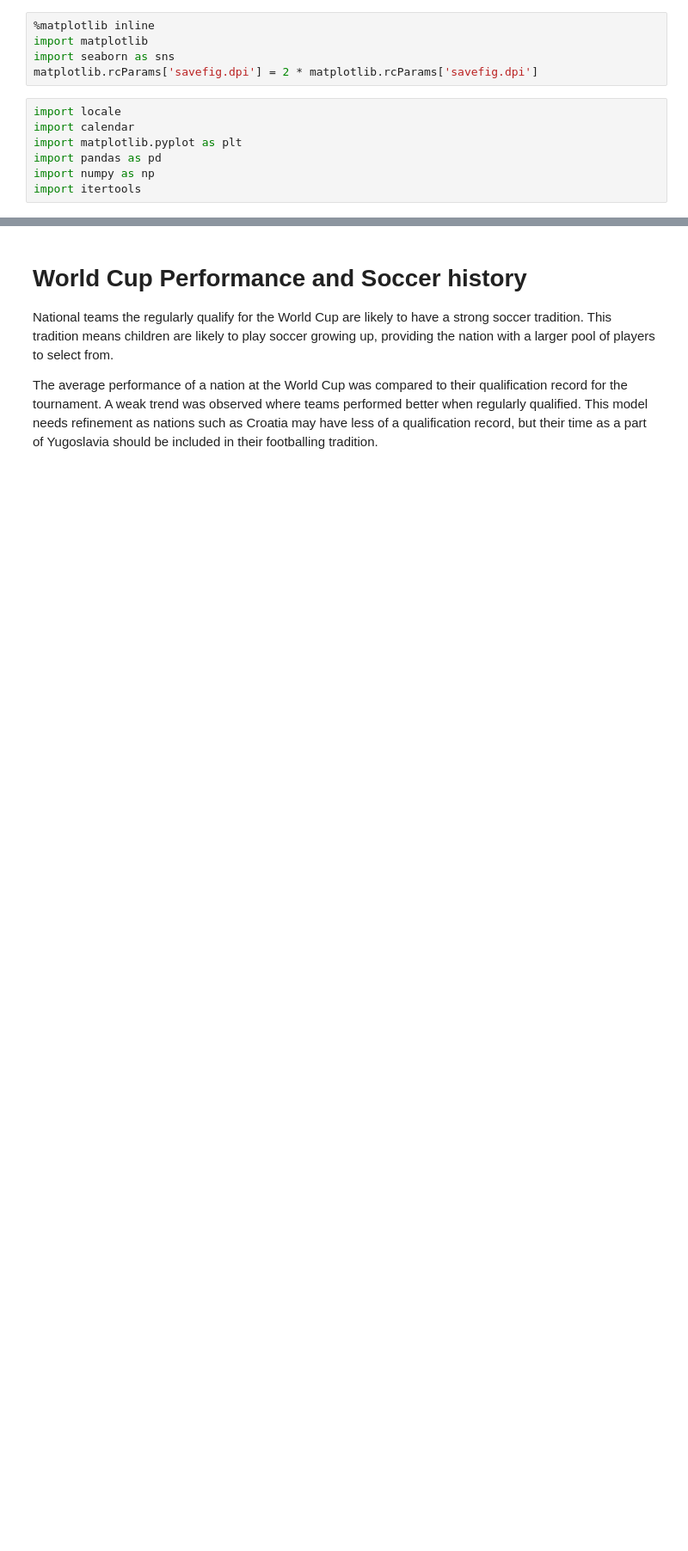
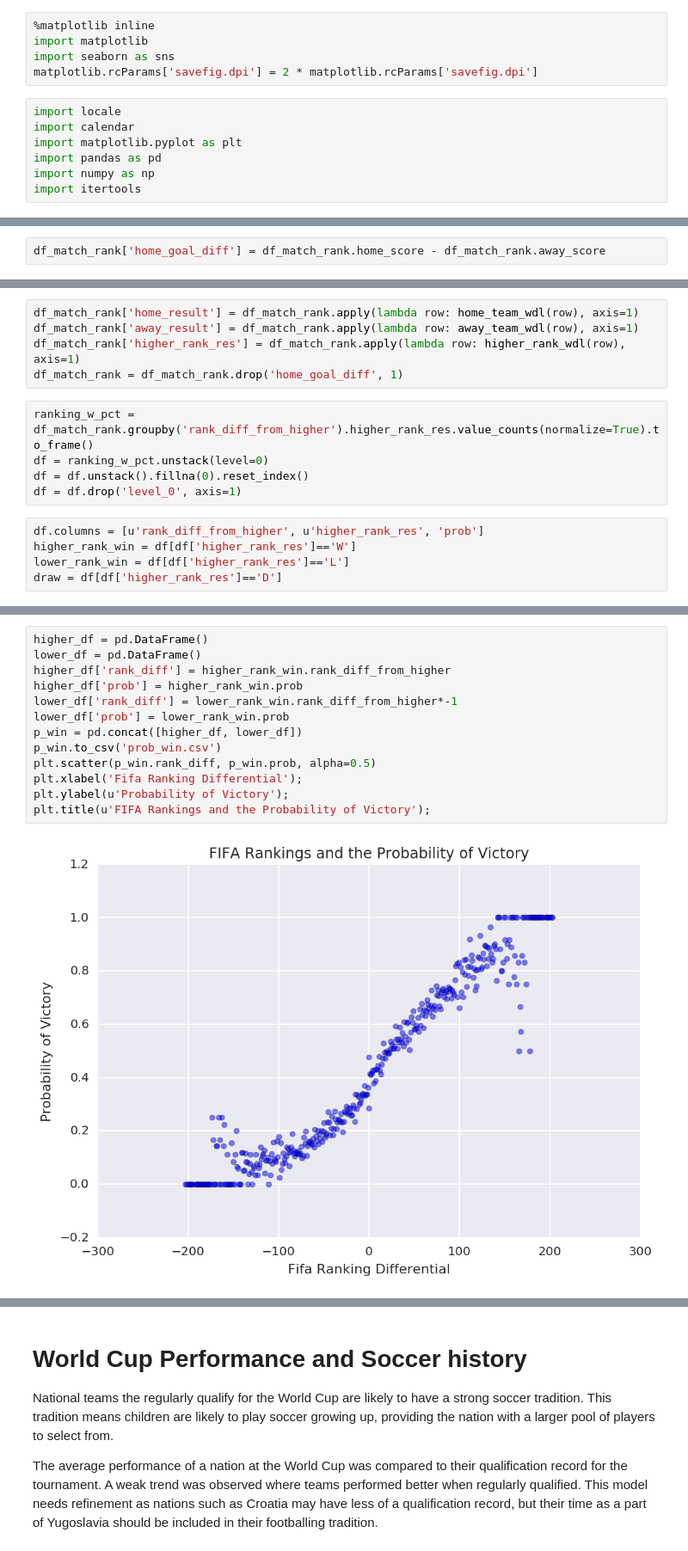
Before and after one commit to pierrelb/dataIncProj, a Jupyter notebook: soccerData.ipynb, the cells around one changed output, grey strips where cells are left out. Shown at 86% size. Saved outputs shown, nothing was run; the diff lists cells and outputs as text; blank space fills up the shorter version.

```diff
--- a/soccerData.ipynb
+++ b/soccerData.ipynb
@@ -35,0 +106,2 @@ df_club_elo = pd.read_csv("wc_elo.csv")
+# %%
+df_match_rank['home_goal_diff'] = df_match_rank.home_score - df_match_rank.away_score
@@ -35,0 +130,15 @@ df_club_elo = pd.read_csv("wc_elo.csv")
+# %%
+df_match_rank['home_result'] = df_match_rank.apply(lambda row: home_team_wdl(row), axis=1)
+df_match_rank['away_result'] = df_match_rank.apply(lambda row: away_team_wdl(row), axis=1)
+df_match_rank['higher_rank_res'] = df_match_rank.apply(lambda row: higher_rank_wdl(row), axis=1)
+df_match_rank = df_match_rank.drop('home_goal_diff', 1)
+# %%
+ranking_w_pct = df_match_rank.groupby('rank_diff_from_higher').higher_rank_res.value_counts(normalize=True).to_frame()
+df = ranking_w_pct.unstack(level=0)
+df = df.unstack().fillna(0).reset_index()
+df = df.drop('level_0', axis=1)
+# %%
+df.columns = [u'rank_diff_from_higher', u'higher_rank_res', 'prob']
+higher_rank_win = df[df['higher_rank_res']=='W']
+lower_rank_win = df[df['higher_rank_res']=='L']
+draw = df[df['higher_rank_res']=='D']
@@ -35,0 +166,15 @@ df_club_elo = pd.read_csv("wc_elo.csv")
+# %%
+higher_df = pd.DataFrame()
+lower_df = pd.DataFrame()
+higher_df['rank_diff'] = higher_rank_win.rank_diff_from_higher
+higher_df['prob'] = higher_rank_win.prob
+lower_df['rank_diff'] = lower_rank_win.rank_diff_from_higher*-1
+lower_df['prob'] = lower_rank_win.prob
+p_win = pd.concat([higher_df, lower_df])
+p_win.to_csv('prob_win.csv')
+plt.scatter(p_win.rank_diff, p_win.prob, alpha=0.5)
+plt.xlabel('Fifa Ranking Differential');
+plt.ylabel(u'Probability of Victory');
+plt.title(u'FIFA Rankings and the Probability of Victory');
+# %% [output]
+[figure, added]
```
Also changed, not shown: parts of 26 cells of this notebook.
